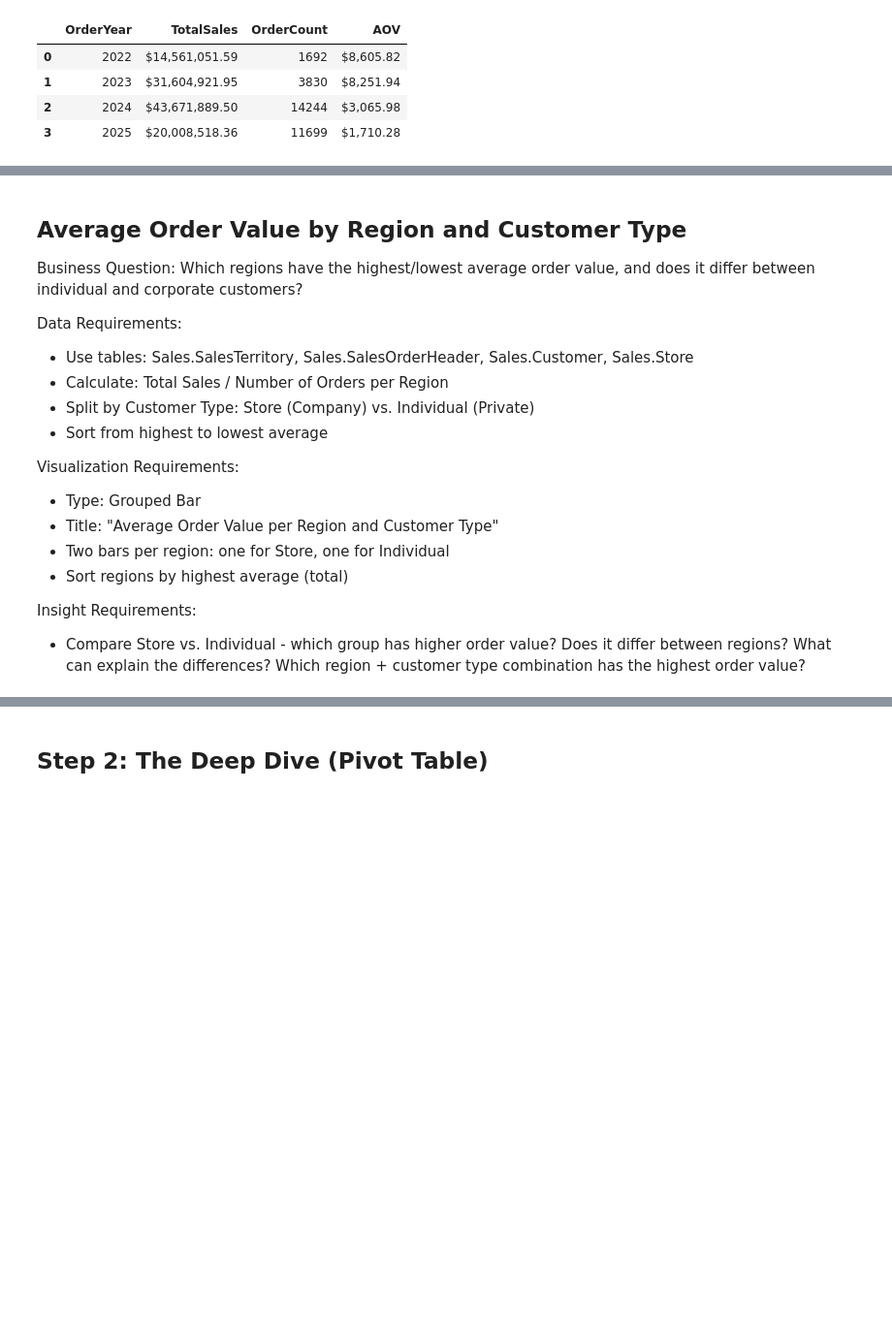
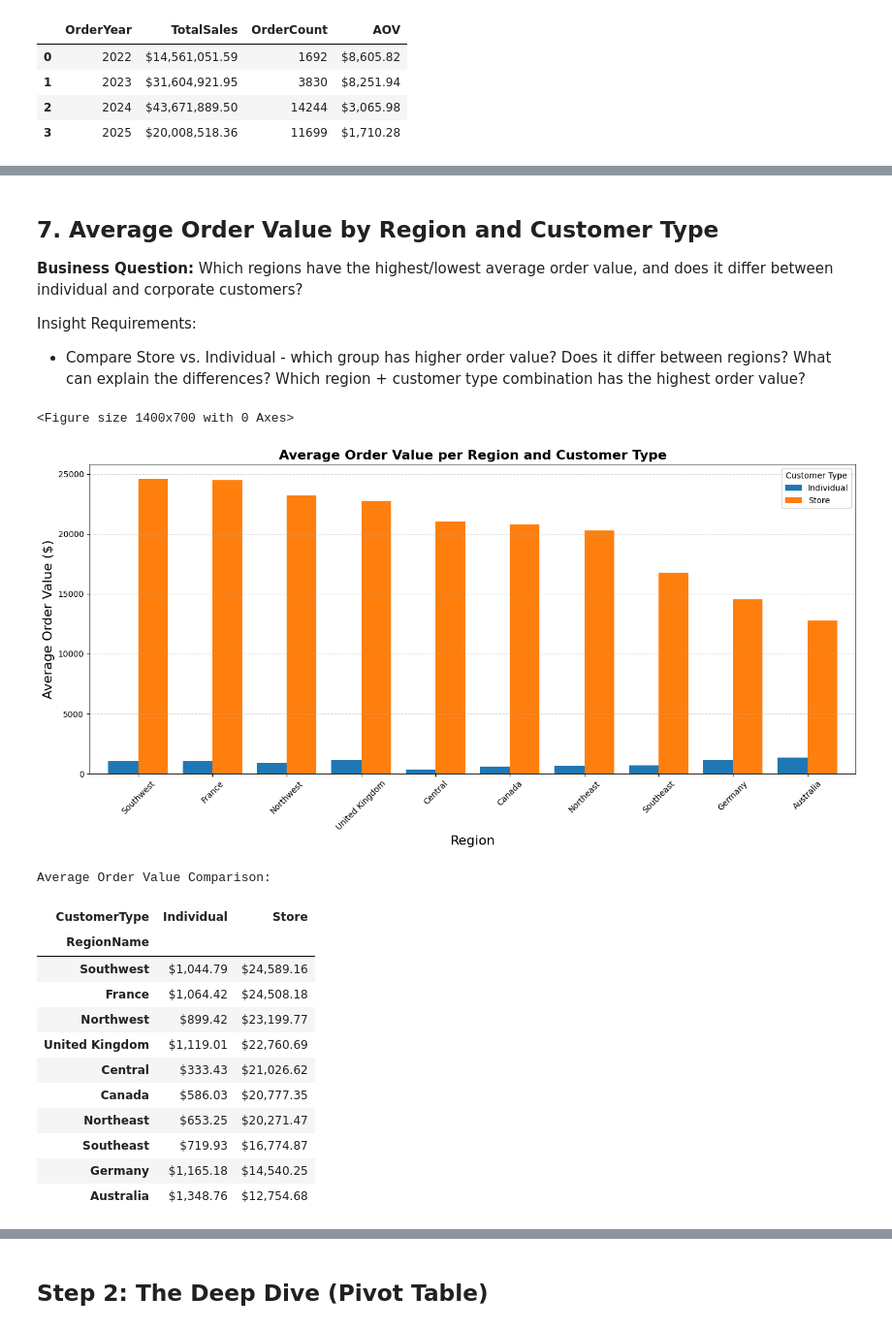
Before and after one commit to smkmrr/adventureworks-analysis, a Jupyter notebook: notebooks/analys.ipynb, the cells around one changed output, grey strips where cells are left out. Shown at 97% size. Cells and saved outputs as stored; diff of their text form; code cells hidden in the pictures; blank space fills up the shorter version.

```diff
--- a/notebooks/analys.ipynb
+++ b/notebooks/analys.ipynb
@@ -411,21 +440,7 @@ print(df_q6)
 # %% [markdown]
-## Average Order Value by Region and Customer Type
+## 7. Average Order Value by Region and Customer Type
 
-Business Question: Which regions have the highest/lowest average order value, and does it differ between individual and corporate customers?
-
-Data Requirements:
-
-- Use tables: Sales.SalesTerritory, Sales.SalesOrderHeader, Sales.Customer, Sales.Store
-- Calculate: Total Sales / Number of Orders per Region
-- Split by Customer Type: Store (Company) vs. Individual (Private)
-- Sort from highest to lowest average
-
-Visualization Requirements:
-
-- Type: Grouped Bar
-- Title: "Average Order Value per Region and Customer Type"
-- Two bars per region: one for Store, one for Individual
-- Sort regions by highest average (total)
+**Business Question:** Which regions have the highest/lowest average order value, and does it differ between individual and corporate customers?
 
 Insight Requirements:
 
@@ -439,35 +454,55 @@ with open('../data/query7.sql', 'r') as file:
 
 # 2. GET DATA
 df_q7 = pd.read_sql(query_q7, engine)
 
 # 3. TRANSFORM (PIVOT)
 # We reshape the data so "Individual" and "Store" become their own columns
 # This makes plotting a grouped bar chart extremely easy
 df_pivot = df_q7.pivot(index='RegionName', columns='CustomerType', values='AvgOrderValue')
 
 # Sort by 'Store' value (usually the highest) so the chart looks organized
 df_pivot = df_pivot.sort_values(by='Store', ascending=False)
 
+
+
 # 4. VISUALIZE
 plt.figure(figsize=(14, 7))
 
 # Pandas makes grouped bar charts very easy with the .plot() function
 # kind='bar' creates vertical bars, distinct by the columns we pivoted
 df_pivot.plot(kind='bar', figsize=(14, 7), color=['#1f77b4', '#ff7f0e'], width=0.8)
 
-plt.title('Average Order Value per Region and Customer Type', fontsize=16)
-plt.xlabel('Region', fontsize=12)
-plt.ylabel('Average Order Value ($)', fontsize=12)
+
+plt.title('Average Order Value per Region and Customer Type', fontsize=16, fontweight='bold')
+plt.xlabel('Region', fontsize=16)
+plt.ylabel('Average Order Value ($)', fontsize=16)
 plt.xticks(rotation=45)
 plt.grid(axis='y', linestyle='--', alpha=0.5)
 plt.legend(title='Customer Type')
 
 # Format Y-axis to avoid scientific notation
 plt.ticklabel_format(style='plain', axis='y')
 
 plt.tight_layout()
 plt.show()
 
 # 5. INSIGHTS
-print("Detailed Data:")
-print(df_pivot)
+print("Average Order Value Comparison:")
+# Format money with 2 decimals for the table
+display(df_pivot.style.format('${:,.2f}'))
+# %% [output]
+<Figure size 1400x700 with 0 Axes>
+[figure, added]
+Average Order Value Comparison:
+| CustomerType | Individual | Store |
+| RegionName |  |  |
+| Southwest | $1,044.79 | $24,589.16 |
+| France | $1,064.42 | $24,508.18 |
+| Northwest | $899.42 | $23,199.77 |
+| United Kingdom | $1,119.01 | $22,760.69 |
+| Central | $333.43 | $21,026.62 |
+| Canada | $586.03 | $20,777.35 |
+| Northeast | $653.25 | $20,271.47 |
+| Southeast | $719.93 | $16,774.87 |
+| Germany | $1,165.18 | $14,540.25 |
+| Australia | $1,348.76 | $12,754.68 |
```
Also changed, not shown: parts of 29 cells of this notebook.
